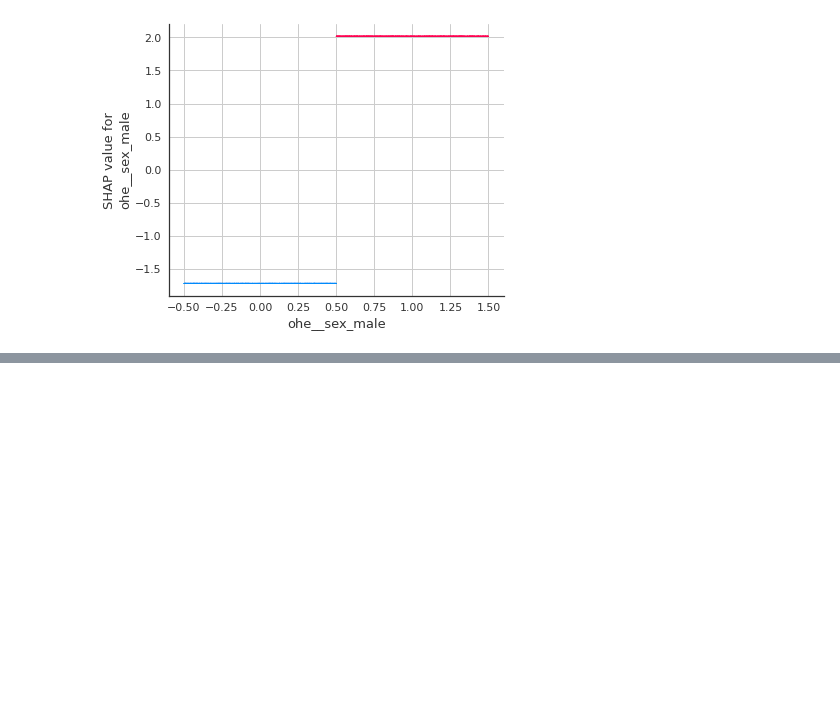
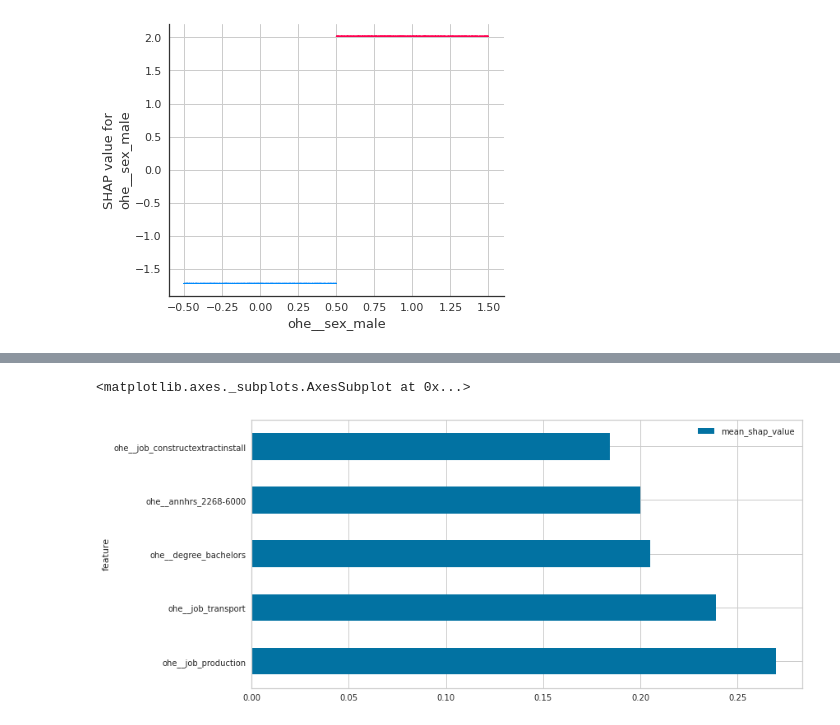
Before and after one commit to jcalvesoliveira/gender-pay-gap, a Jupyter notebook: notebooks/1.0-jo-initial-data-exploration.ipynb, the cells around one changed output, grey strips where cells are left out. Drawn from its saved outputs; the diff is of its cells as text; code cells hidden in the pictures; blank space fills up the shorter version.

```diff
--- a/notebooks/1.0-jo-initial-data-exploration.ipynb
+++ b/notebooks/1.0-jo-initial-data-exploration.ipynb
@@ -423,0 +425,10 @@ shap.plots.bar(shap_values, max_display=14)
+# %%
+female_importances = shap_values[female].mean(axis=0)
+feature_importances = pd.DataFrame(female_importances,columns = ['mean_shap_value'])
+feature_importances['feature'] = feature_names
+feature_importances.sort_values('mean_shap_value',ascending=False, inplace=True)
+# %%
+feature_importances[0:5].plot(kind='barh',x='feature',y='mean_shap_value',figsize=(12,6))
+# %% [output]
+<matplotlib.axes._subplots.AxesSubplot at 0x...>
+[figure, added]
```
Also changed, not shown: parts of 14 cells of this notebook.
